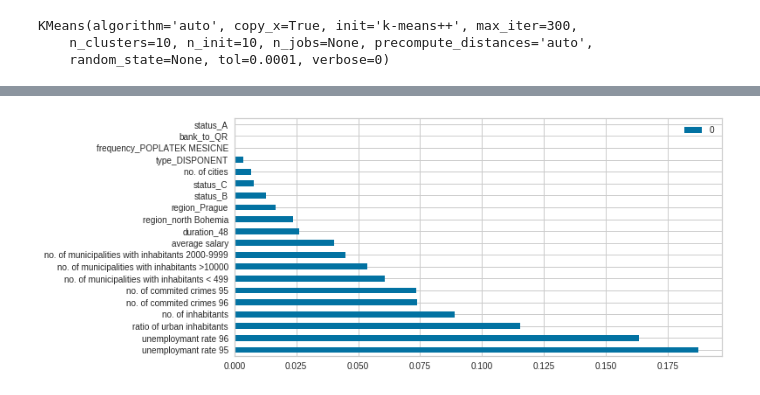
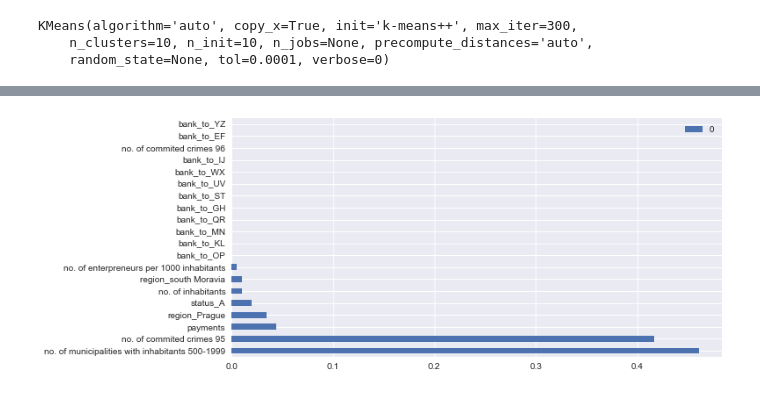
Before and after one commit to Nik8x/Anti_money_Laundering, a Jupyter notebook: AML_Transaction.ipynb, the cells around one changed output, grey strips where cells are left out. Drawn from its saved outputs; the diff is of its cells as text; code cells hidden in the pictures.

Commit message:
updated
updated with better roc_auc score

```diff
--- a/AML_Transaction.ipynb
+++ b/AML_Transaction.ipynb
@@ -59,2 +134,2 @@ district_df.shape
 # %%
-district_df['district code'] = district_df['district code'].astype(int)
+district['district code'] = district['district code'].astype(int)
@@ -140,13 +165,13 @@ df = pd.merge(account_df, load_df, left_on='client_district_id', right_on='distr
 # %%
-df1 = pd.merge(account_df, loan_df, left_on='account_id', right_on='account_id', how='inner')
-df2 = pd.merge(account_df, order_df, left_on='account_id', right_on='account_id', how='inner')
-df3 = pd.merge(account_df, trans_df, left_on='account_id', right_on='account_id', how='inner')
-df4 = pd.merge(account_df, district_df, left_on='district_id', right_on='district code', how='inner')
-df5 = pd.merge(account_df, disp_df, left_on='account_id', right_on='account_id', how='inner')
-df = pd.merge(disp_df, card_df, left_on='disp_id', right_on='disp_id', how='inner')
-df6 = pd.merge(account_df, df, left_on='account_id', right_on='account_id', how='inner')
-df = pd.merge(disp_df, client_df, left_on='client_id', right_on='client_id', how='inner')
-df7 = pd.merge(account_df, df, left_on='account_id', right_on='account_id', how='inner')
+df1 = pd.merge(account, loan, left_on='account_id', right_on='account_id', how='inner')
+df2 = pd.merge(account, order, left_on='account_id', right_on='account_id', how='inner')
+df3 = pd.merge(account, trans, left_on='account_id', right_on='account_id', how='inner')
+df4 = pd.merge(account, district, left_on='district_id', right_on='district code', how='inner')
+df5 = pd.merge(account, disp, left_on='account_id', right_on='account_id', how='inner')
+df = pd.merge(disp, card, left_on='disp_id', right_on='disp_id', how='inner')
+df6 = pd.merge(account, df, left_on='account_id', right_on='account_id', how='inner')
+df = pd.merge(disp, client, left_on='client_id', right_on='client_id', how='inner')
+df7 = pd.merge(account, df, left_on='account_id', right_on='account_id', how='inner')
 # %%
 from functools import reduce
 # %%
@@ -449,4 +456,4 @@ sb = pd.DataFrame(labels, columns= ['label'])
 # %%
 sb['flag'] = 0
 # %%
-sb.flag[sb.label == 6] = 1
+sb.flag[sb.label == choice3725] = 1
@@ -469,3 +471,10 @@ data_new_pca_sb = pd.concat([pd.DataFrame(data_new_pca), sb.flag], axis= 1)
+# %%
+# the xgboost model generates error: 'ValueError: feature_names may not contain [, ] or <'
+# to remove it, we'll rename the columns
+
+regex = re.compile(r"\[|\]|<", re.IGNORECASE)
+data_new_sb.columns = [regex.sub("_", col) if any(x in str(col) for x in set(('[', ']', '<'))) else col for col in data_new_sb.columns.values]
+data_new_pca_sb.columns = [regex.sub("_", col) if any(x in str(col) for x in set(('[', ']', '<'))) else col for col in data_new_pca_sb.columns.values]
 # %%
 X = data_new_sb.drop('flag', axis = 1)
 y = data_new_sb.flag
@@ -579,6 +598,11 @@ m = RandomForestClassifier().fit(X_train, y_train)
 # %%
+m = XGBClassifier(base_score = 0.5, colsample_bylevel = 1, colsample_bytree = 1,
+                                   gamma = 0, learning_rate = 0.1, max_delta_step = 0, max_depth = 1,
+                                   min_child_weight = 1, missing = None, n_estimators = 700, nthread = -1,
+                                   objective = 'binary:logistic', reg_alpha = 0, reg_lambda = 1,
+                                   scale_pos_weight = 1, seed = 1234, silent = True, subsample = 1).fit(X_train, y_train)
 x = pd.DataFrame(m.feature_importances_, X_train.columns)
 pd.DataFrame(x[0].sort_values(ascending = False)[0:20]).iloc[:,:1].plot.barh(figsize=(10,5))
 plt.show()
 # %% [output]
-[figure, old version]
+[figure, new version]
```
Also changed, not shown: parts of 140 cells of this notebook.
